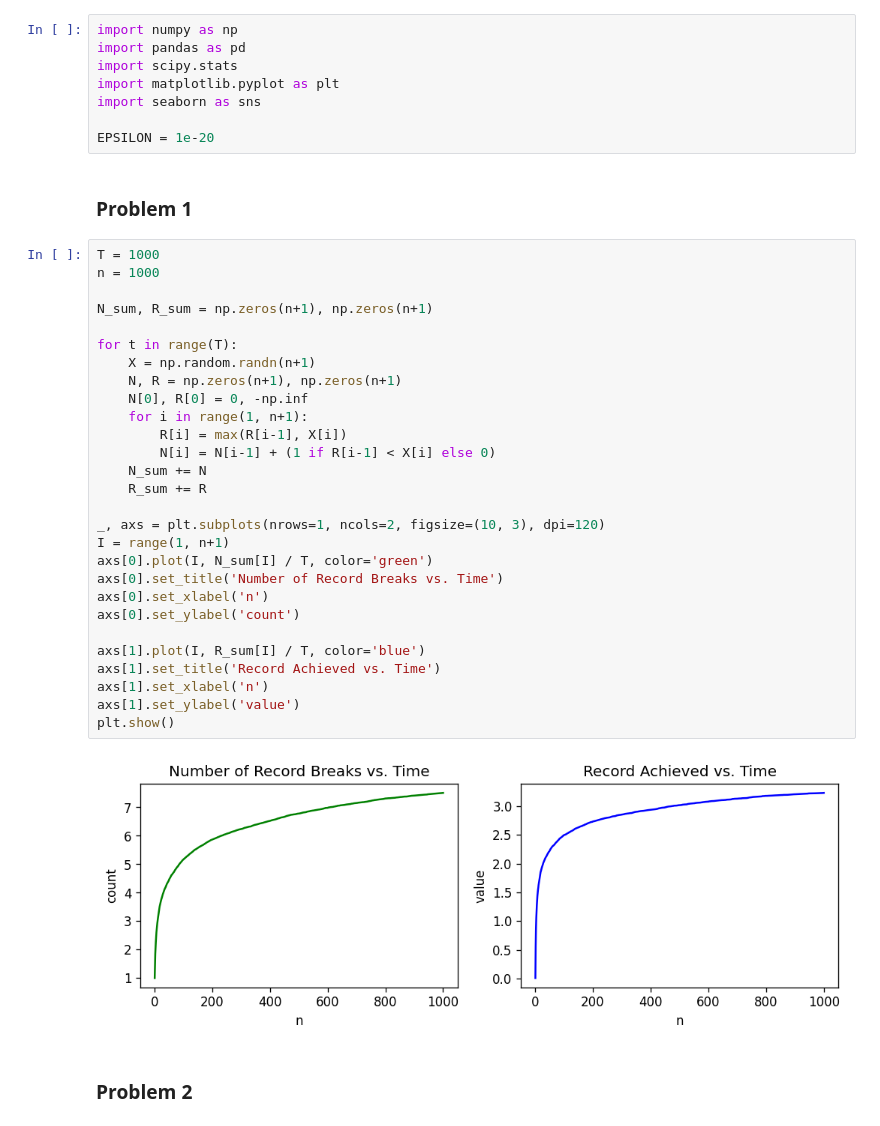
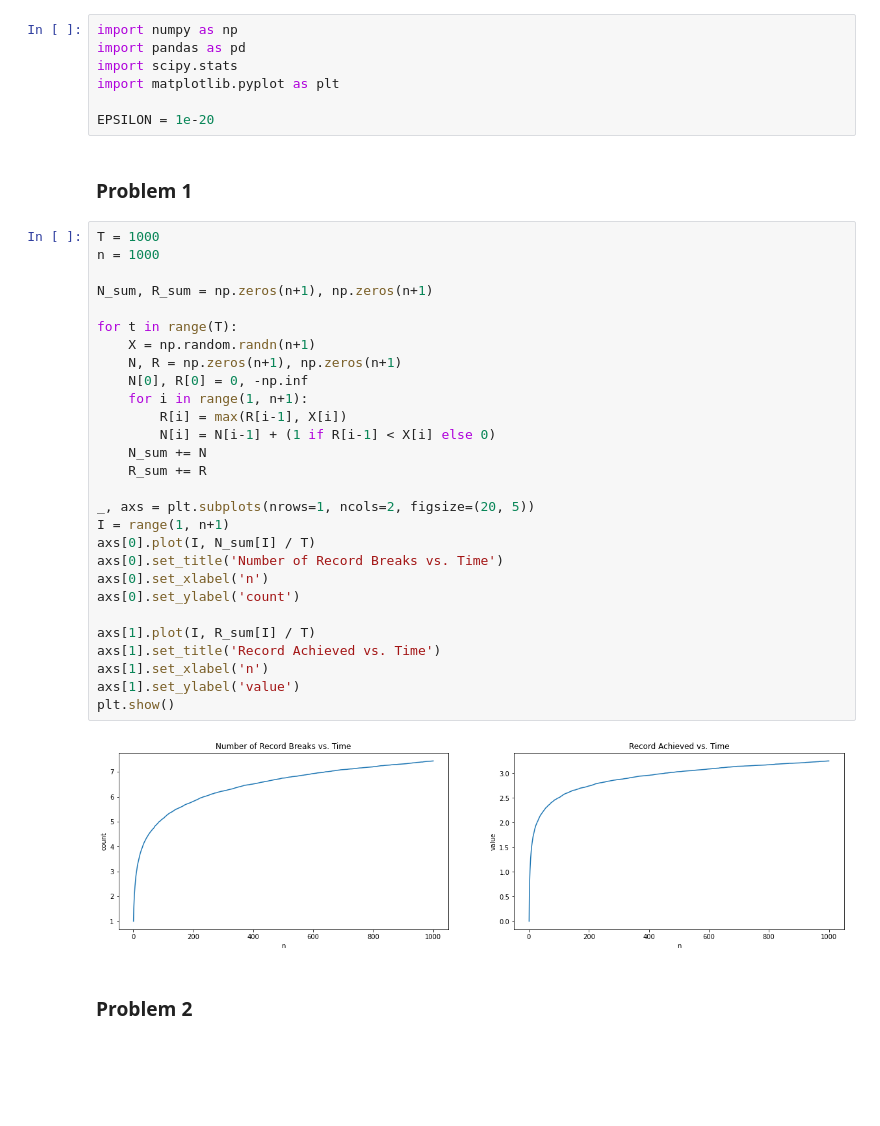
Before and after one commit to MohsenGhodrati/Homeworks, a Jupyter notebook: Applied Stochastic Processes - Spring 2022.ipynb, the cells around one changed output. Drawn from its saved outputs; the diff is of its cells as text; blank space fills up the shorter version.

```diff
--- a/Applied Stochastic Processes - Spring 2022.ipynb
+++ b/Applied Stochastic Processes - Spring 2022.ipynb
@@ -3,7 +3,6 @@ import numpy as np
 import pandas as pd
 import scipy.stats
 import matplotlib.pyplot as plt
-import seaborn as sns
 
 EPSILON = 1e-20
 # %% [markdown]
@@ -11,33 +10,33 @@ EPSILON = 1e-20
 # %%
 T = 1000
 n = 1000
 
 N_sum, R_sum = np.zeros(n+1), np.zeros(n+1)
 
 for t in range(T):
     X = np.random.randn(n+1)
     N, R = np.zeros(n+1), np.zeros(n+1)
     N[0], R[0] = 0, -np.inf
     for i in range(1, n+1):
         R[i] = max(R[i-1], X[i])
         N[i] = N[i-1] + (1 if R[i-1] < X[i] else 0)
     N_sum += N
     R_sum += R
 
-_, axs = plt.subplots(nrows=1, ncols=2, figsize=(10, 3), dpi=120)
+_, axs = plt.subplots(nrows=1, ncols=2, figsize=(20, 5))
 I = range(1, n+1)
-axs[0].plot(I, N_sum[I] / T, color='green')
+axs[0].plot(I, N_sum[I] / T)
 axs[0].set_title('Number of Record Breaks vs. Time')
 axs[0].set_xlabel('n')
 axs[0].set_ylabel('count')
 
-axs[1].plot(I, R_sum[I] / T, color='blue')
+axs[1].plot(I, R_sum[I] / T)
 axs[1].set_title('Record Achieved vs. Time')
 axs[1].set_xlabel('n')
 axs[1].set_ylabel('value')
 plt.show()
 # %% [output]
-[figure, old version]
+[figure, new version]
 # %% [markdown]
 ### Problem 2
 # %%
```
Also changed, not shown: parts of 3 cells of this notebook.
